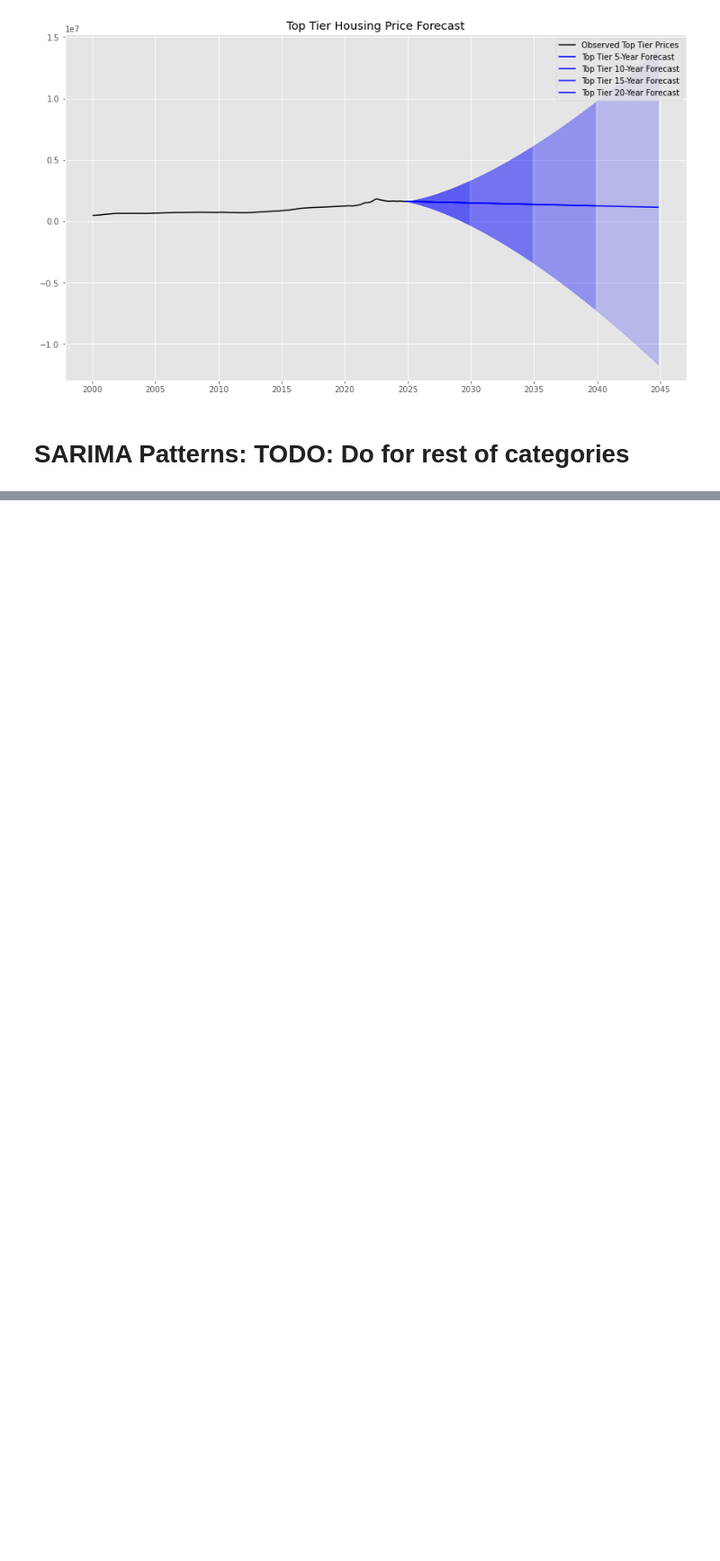
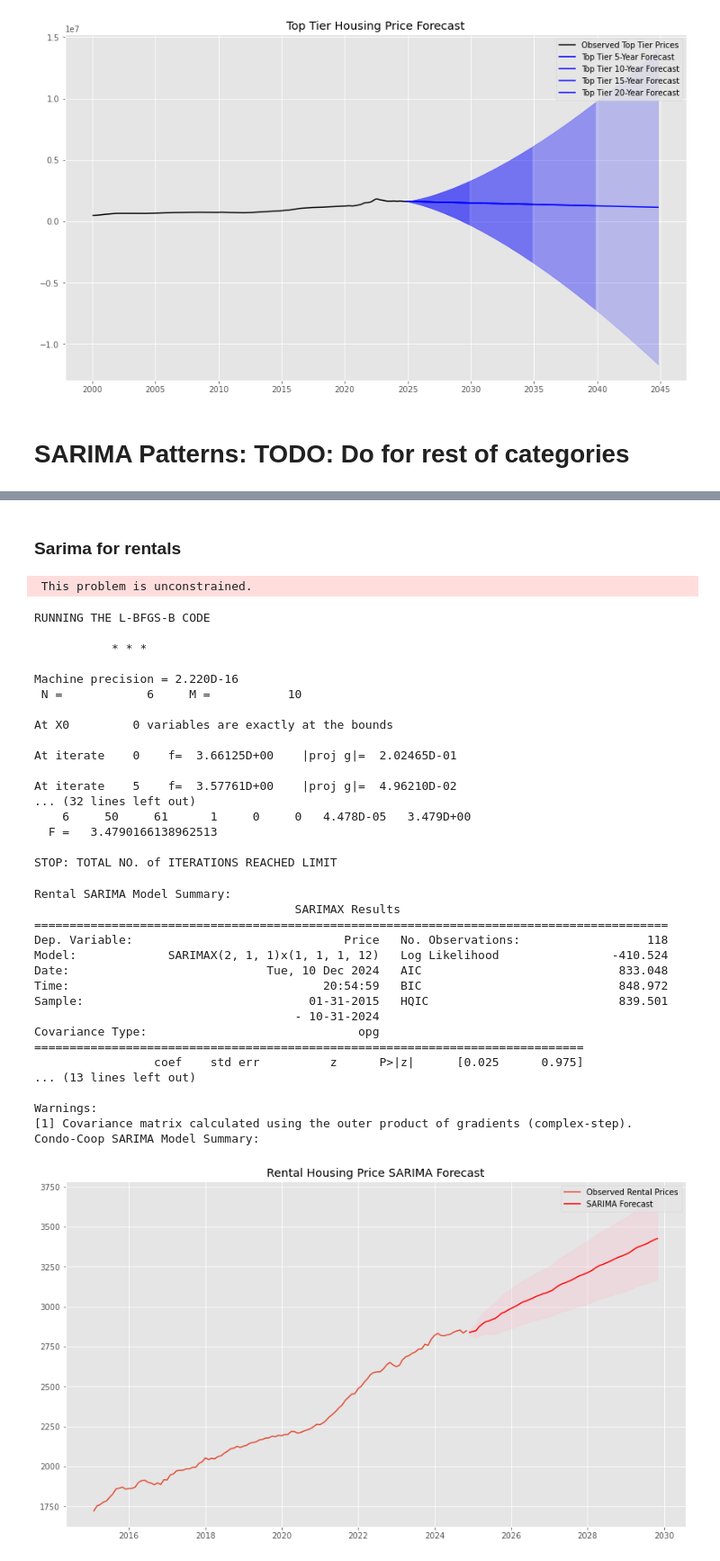
Before and after one commit to SUPERINTIALD/CSCI_4502_5502_Data_Mining_Final_Project, a Jupyter notebook: S-ARIMA_Expanded.ipynb, the cells around one changed output, grey strips where cells are left out. Shown at 90% size. Drawn from its saved outputs; the diff is of its cells as text; code cells hidden in the pictures; blank space fills up the shorter version.

Commit message:
Sarima for all categories

```diff
--- a/S-ARIMA_Expanded.ipynb
+++ b/S-ARIMA_Expanded.ipynb
@@ -2065,0 +2284,67 @@ Warnings:
+# %% [markdown]
+### Sarima for rentals
+# %%
+# fit a SARIMA model for rentals
+seasonal_order = (1, 1, 1, 12)  # (P, D, Q, S) - seasonal order
+sarima_rental = SARIMAX(rental, order=(2, 1, 1), seasonal_order=seasonal_order).fit()
+
+# Print SARIMA summary
+print("Rental SARIMA Model Summary:")
+print(sarima_rental.summary())
+print("Condo-Coop SARIMA Model Summary:")
+
+# Forecast with SARIMA for rentals
+forecast_sarima = sarima_rental.get_forecast(steps=60)  # 5 years ahead
+forecast_sarima_mean = forecast_sarima.predicted_mean
+forecast_sarima_ci = forecast_sarima.conf_int()
+
+
+# Plot SARIMA forecast for rentals
+plt.figure(figsize=(14, 8))
+plt.plot(rental, label="Observed Rental Prices")
+plt.plot(forecast_sarima_mean.index, forecast_sarima_mean, label="SARIMA Forecast", color="red")
+plt.fill_between(forecast_sarima_mean.index,
+                 forecast_sarima_ci.iloc[:, 0],
+                 forecast_sarima_ci.iloc[:, 1],
+                 color="pink", alpha=0.3)
+plt.title("Rental Housing Price SARIMA Forecast")
+
+plt.legend()
+plt.show()
+# %% [output]
+ This problem is unconstrained.
+RUNNING THE L-BFGS-B CODE
+
+           * * *
+
+Machine precision = 2.220D-16
+ N =            6     M =           10
+
+At X0         0 variables are exactly at the bounds
+
+At iterate    0    f=  3.66125D+00    |proj g|=  2.02465D-01
+
+At iterate    5    f=  3.57761D+00    |proj g|=  4.96210D-02
+... (32 lines left out)
+    6     50     61      1     0     0   4.478D-05   3.479D+00
+  F =   3.4790166138962513
+
+STOP: TOTAL NO. of ITERATIONS REACHED LIMIT
+Rental SARIMA Model Summary:
+                                     SARIMAX Results
+==========================================================================================
+Dep. Variable:                              Price   No. Observations:                  118
+Model:             SARIMAX(2, 1, 1)x(1, 1, 1, 12)   Log Likelihood                -410.524
+Date:                            Tue, 10 Dec 2024   AIC                            833.048
+Time:                                    20:54:59   BIC                            848.972
+Sample:                                01-31-2015   HQIC                           839.501
+                                     - 10-31-2024
+Covariance Type:                              opg
+==============================================================================
+                 coef    std err          z      P>|z|      [0.025      0.975]
+... (13 lines left out)
+
+Warnings:
+[1] Covariance matrix calculated using the outer product of gradients (complex-step).
+Condo-Coop SARIMA Model Summary:
+[figure, added]
```
Also changed, not shown: parts of 18 cells of this notebook.
